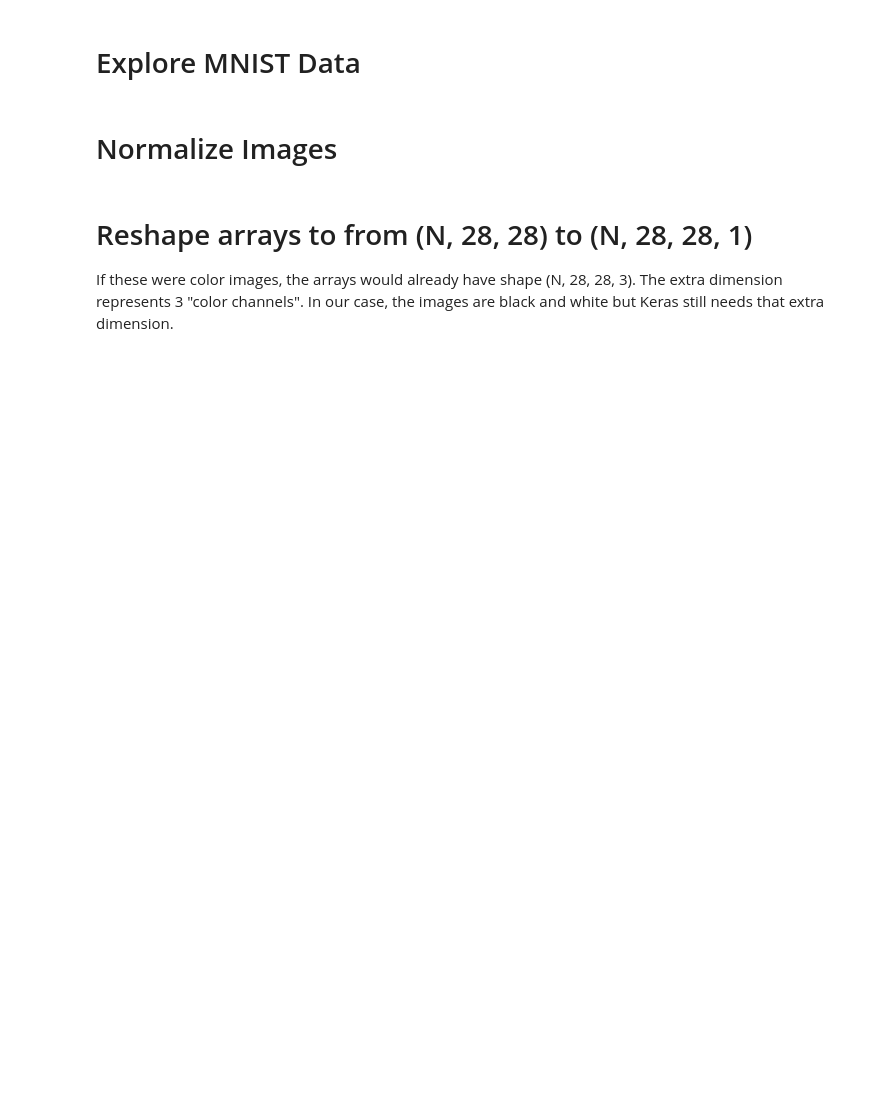
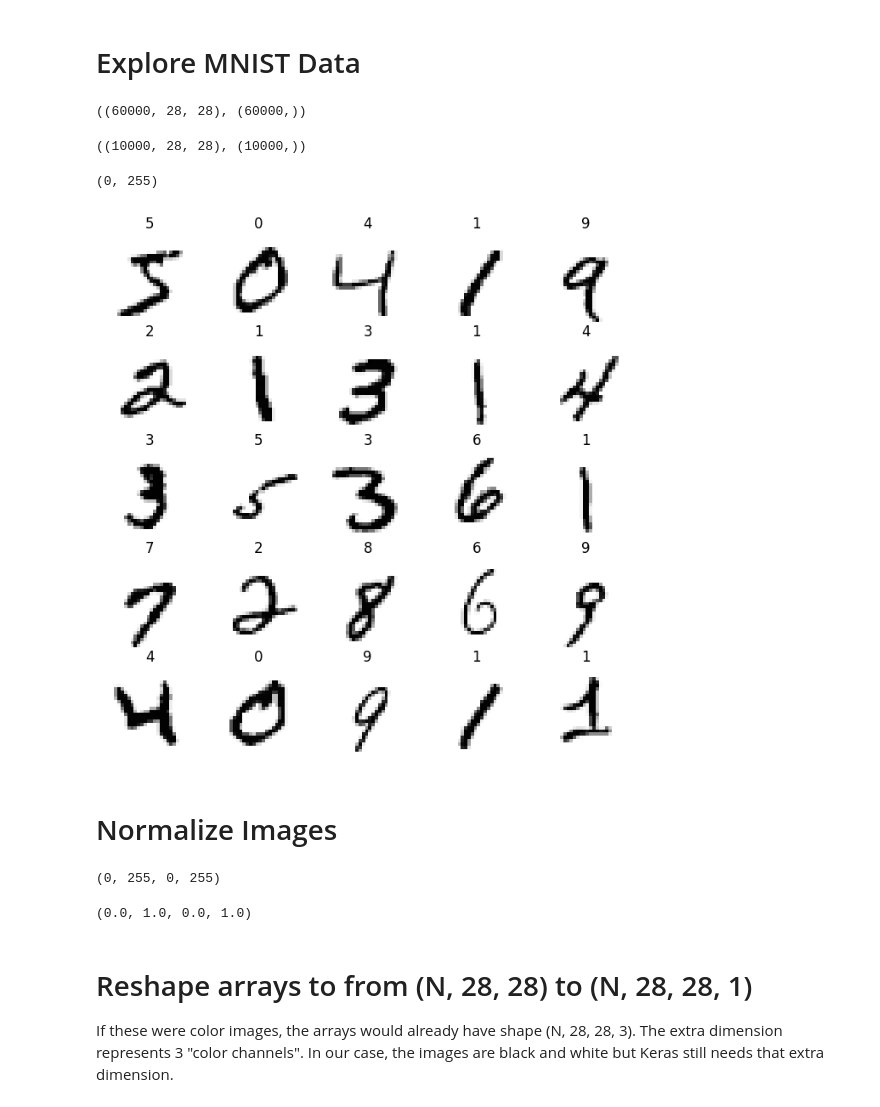
Before and after one commit to fedhere/FDSFE_FBianco, a Jupyter notebook: classdemo/FDSfE_cnn_28nov23_for_students.ipynb, the cells around one changed output. Saved outputs shown, nothing was run; the diff lists cells and outputs as text; code cells hidden in the pictures; blank space fills up the shorter version.

```diff
--- a/classdemo/FDSfE_cnn_28nov23_for_students.ipynb
+++ b/classdemo/FDSfE_cnn_28nov23_for_students.ipynb
@@ -15,7 +18,53 @@ from sklearn.metrics import confusion_matrix
 # %% [markdown]
 # Explore MNIST Data
+# %%
+x_train.shape, y_train.shape
+# %% [output]
+((60000, 28, 28), (60000,))
+# %%
+x_test.shape, y_test.shape
+# %% [output]
+((10000, 28, 28), (10000,))
+# %%
+x_train.min(), x_train.max()
+# %% [output]
+(0, 255)
+# %%
+def plot_images(images, labels, nrows=3, ncols=3):
+    fig, axes = plt.subplots(nrows=nrows, ncols=ncols, figsize=(8, 8))
+
+    for i in range(nrows * ncols):
+        ax = axes.flatten()[i]
+        image = images[i]
+        label = labels[i]
+
+        ax.set_title(label)
+        ax.imshow(image, vmin=0, vmax=255, cmap="Greys")
+        ax.set_aspect("equal")
+        ax.axis("off")
+
+    fig.show()
+
+plot_images(x_train, y_train, nrows=5, ncols=5)
+# %% [output]
+[figure, added]
 # %% [markdown]
 # Normalize Images
+# %%
+x_train.min(), x_train.max(), x_test.min(), x_test.max()
+# %% [output]
+(0, 255, 0, 255)
+# %%
+def normalize_255(array):
+    normed_array = array.astype(float) / 255
+    return normed_array
+
+xn_train = normalize_255(x_train)
+xn_test = normalize_255(x_test)
+
+xn_train.min(), xn_train.max(), xn_test.min(), xn_test.max()
+# %% [output]
+(0.0, 1.0, 0.0, 1.0)
 # %% [markdown]
 # Reshape arrays to from (N, 28, 28) to (N, 28, 28, 1)
 
```
Also changed, not shown: parts of 8 cells of this notebook.
